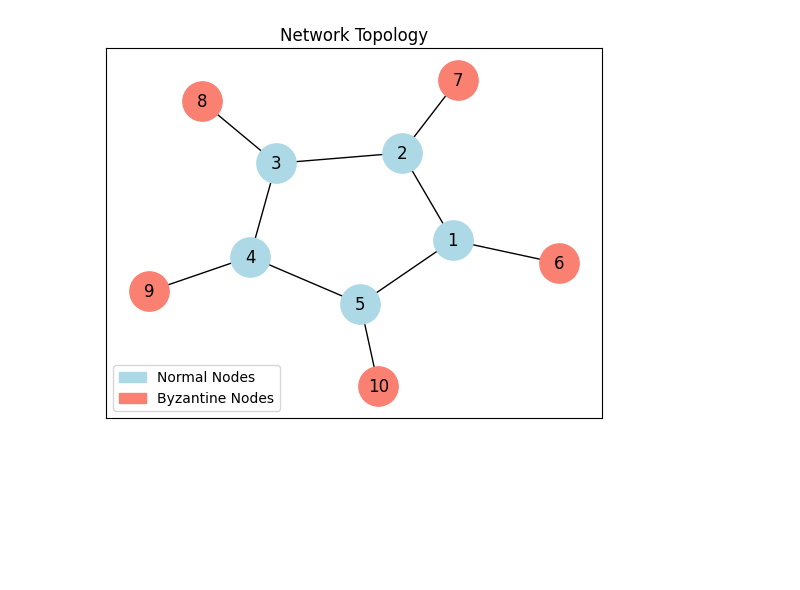
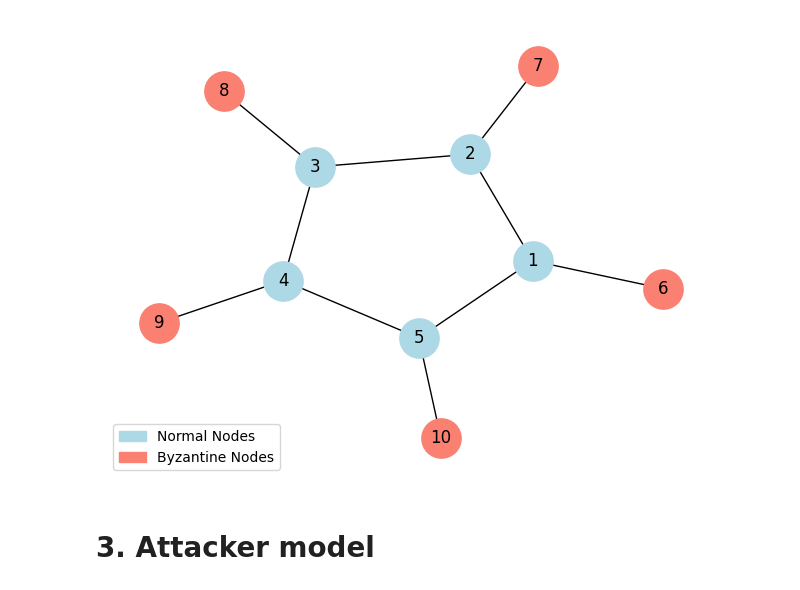
Before and after one commit to rui-huang-opt/arepc, a Jupyter notebook: examples/notebooks/small_scale.ipynb, the cells around one changed output. Saved outputs shown, nothing was run; the diff lists cells and outputs as text; code cells hidden in the pictures; blank space fills up the shorter version.

```diff
--- a/examples/notebooks/small_scale.ipynb
+++ b/examples/notebooks/small_scale.ipynb
@@ -6,7 +33,13 @@ import numpy as np
 import numpy.typing as npt
 
 if __name__ == "__main__":
+    import pathlib
+
     N_STATE = 20
     N_ITER = 200
     ALPHA = 0.3
+    EXP_NAME = "extreme"
+    ROOT_PATH = pathlib.Path.cwd().parent.parent
+    FIGURE_PATH = ROOT_PATH / "docs" / "figures" / "small_scale" / EXP_NAME
+    FIGURE_PATH.mkdir(parents=True, exist_ok=True)
 # %% [markdown]
@@ -58,7 +74,6 @@ if __name__ == "__main__":
     import networkx as nx
 
     fig, ax = plt.subplots()
-    ax.set_title("Network Topology")
 
     G = nx.Graph()
     G.add_nodes_from(NODES)
@@ -67,33 +82,39 @@ if __name__ == "__main__":
     pos = nx.spring_layout(G, seed=11, k=0.8)
 
     nx.draw_networkx_nodes(
         G,
         pos,
         nodelist=NORMAL_NODES,
         node_color="lightblue",
         node_size=800,
         ax=ax,
     )
 
     nx.draw_networkx_nodes(
         G,
         pos,
         nodelist=BYZANTINE_NODES,
         node_color="salmon",
         node_size=800,
         ax=ax,
     )
 
     nx.draw_networkx_edges(G, pos, ax=ax)
     nx.draw_networkx_labels(G, pos, ax=ax)
 
     import matplotlib.patches as mpatches
 
     blue_patch = mpatches.Patch(color="lightblue", label="Normal Nodes")
     red_patch = mpatches.Patch(color="salmon", label="Byzantine Nodes")
 
     ax.legend(handles=[blue_patch, red_patch], loc="lower left")
+    ax.axis("off")
+    plt.tight_layout()
+
+    fig.savefig(FIGURE_PATH / "network_topology.pdf", format="pdf")
 # %% [output]
-[figure, old version]
+[figure, new version]
+# %% [markdown]
+# 3. Attacker model
 # %%
 def byzantine_node(
```
Also changed, not shown: parts of 24 cells of this notebook, 13 other files.
